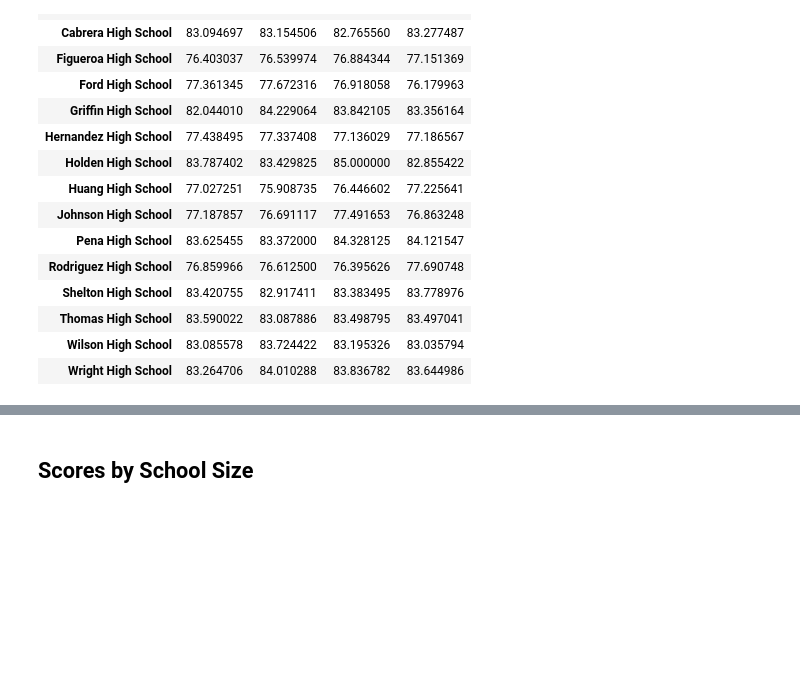
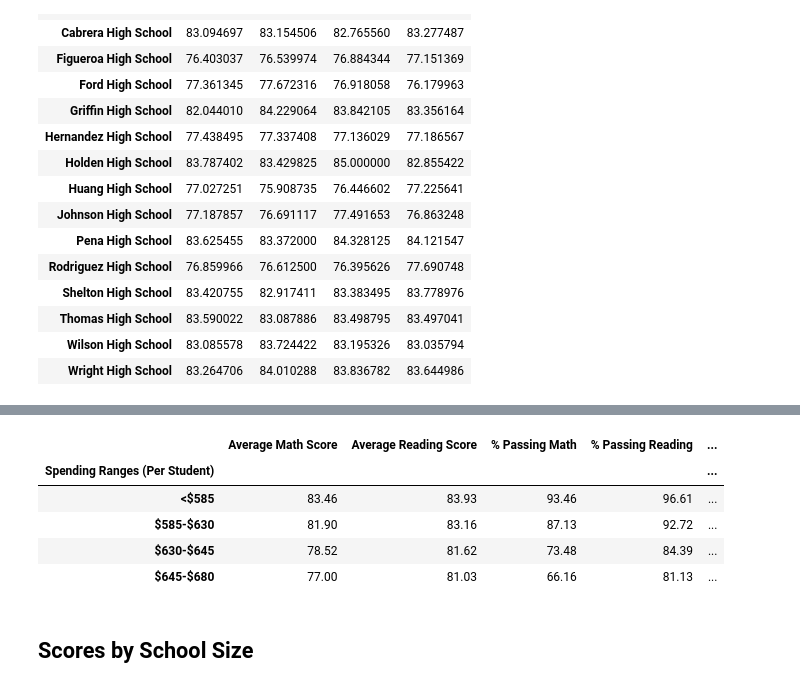
Before and after one commit to nealp1910/HW04-pandas-challenge, a Jupyter notebook: PyCitySchools/PyCitySchools_starter.ipynb, the cells around one changed output, grey strips where cells are left out. Saved outputs shown, nothing was run; the diff lists cells and outputs as text; code cells hidden in the pictures; blank space fills up the shorter version.

```diff
--- a/PyCitySchools/PyCitySchools_starter.ipynb
+++ b/PyCitySchools/PyCitySchools_starter.ipynb
@@ -136,7 +109,7 @@ percent_overall_passing = overall_math_reading_grouped['student_name'].count() /
 # Dataframe to hold the above results
 school_summary = pd.DataFrame({'School Type': school_type, 'Total Students': total_students_2,
                               'Total School Budget': school_budget, 'Per Student Budget': per_student_budget,
-                              'Average Math Score': avg_math_score, 'Average Math Score': avg_reading_score,
+                              'Average Math Score': avg_math_score, 'Average Reading Score': avg_reading_score,
                               '% Passing Math': percent_passing_math, '% Passing Reading': percent_passing_reading,
                               '% Overall Passing': percent_overall_passing})
 
@@ -370,3 +240,50 @@ math_score_by_grade
+# %%
+# Bins for school spending
+spending_bins = [0, 585, 630, 645, 680]
+group_name = ['<$585', '$585-$630', '$630-$645', '$645-$680']
+# %%
+# Copying school summary dataframe since it has the "Per Student Budget"
+school_spending = school_summary
+#school_spending
+# %%
+# Dataframe to sort data bins
+school_spending['Spending Ranges (Per Student)'] = pd.cut(per_student_budget, spending_bins,
+                                                         labels = group_name, right = False)
+# school_spending
+
+
+# Group Dataframe
+school_spending_group = school_spending.groupby(['Spending Ranges (Per Student)'])
+
+# Average Math Score, Average Reading Score, % Passing Math, % Passing Reading, Overall Passing Rate
+math_score_spending = school_spending_group['Average Math Score'].mean()
+reading_score_spending = school_spending_group['Average Reading Score'].mean()
+math_percent_spending = school_spending_group['% Passing Math'].mean()
+reading_percent_spending = school_spending_group['% Passing Reading'].mean()
+overall_percent_spending = school_spending_group['% Overall Passing'].mean()
+
+
+# Dataframe to hold the above results
+scores_by_school_spending = pd.DataFrame({'Average Math Score': math_score_spending,
+                                         'Average Reading Score': reading_score_spending,
+                                         '% Passing Math': math_percent_spending, '% Passing Reading': reading_percent_spending,
+                                         '% Overall Passing': overall_percent_spending})
+# Formatting to 2 decimal places
+scores_by_school_spending['Average Math Score'] = scores_by_school_spending['Average Math Score'].map('{:,.2f}'.format)
+scores_by_school_spending['Average Reading Score'] = scores_by_school_spending['Average Reading Score'].map('{:,.2f}'.format)
+scores_by_school_spending['% Passing Math'] = scores_by_school_spending['% Passing Math'].map('{:,.2f}'.format)
+scores_by_school_spending['% Passing Reading'] = scores_by_school_spending['% Passing Reading'].map('{:,.2f}'.format)
+scores_by_school_spending['% Overall Passing'] = scores_by_school_spending['% Overall Passing'].map('{:,.2f}'.format)
+
+# Print Dataframe
+scores_by_school_spending
+# %% [output]
+|  | Average Math Score | Average Reading Score | % Passing Math | % Passing Reading | ... |
+| Spending Ranges (Per Student) |  |  |  |  | ... |
+| <$585 | 83.46 | 83.93 | 93.46 | 96.61 | ... |
+| $585-$630 | 81.90 | 83.16 | 87.13 | 92.72 | ... |
+| $630-$645 | 78.52 | 81.62 | 73.48 | 84.39 | ... |
+| $645-$680 | 77.00 | 81.03 | 66.16 | 81.13 | ... |
 # %% [markdown]
 ## Scores by School Size
 # %% [markdown]
```
Also changed, not shown: parts of 24 cells of this notebook.
